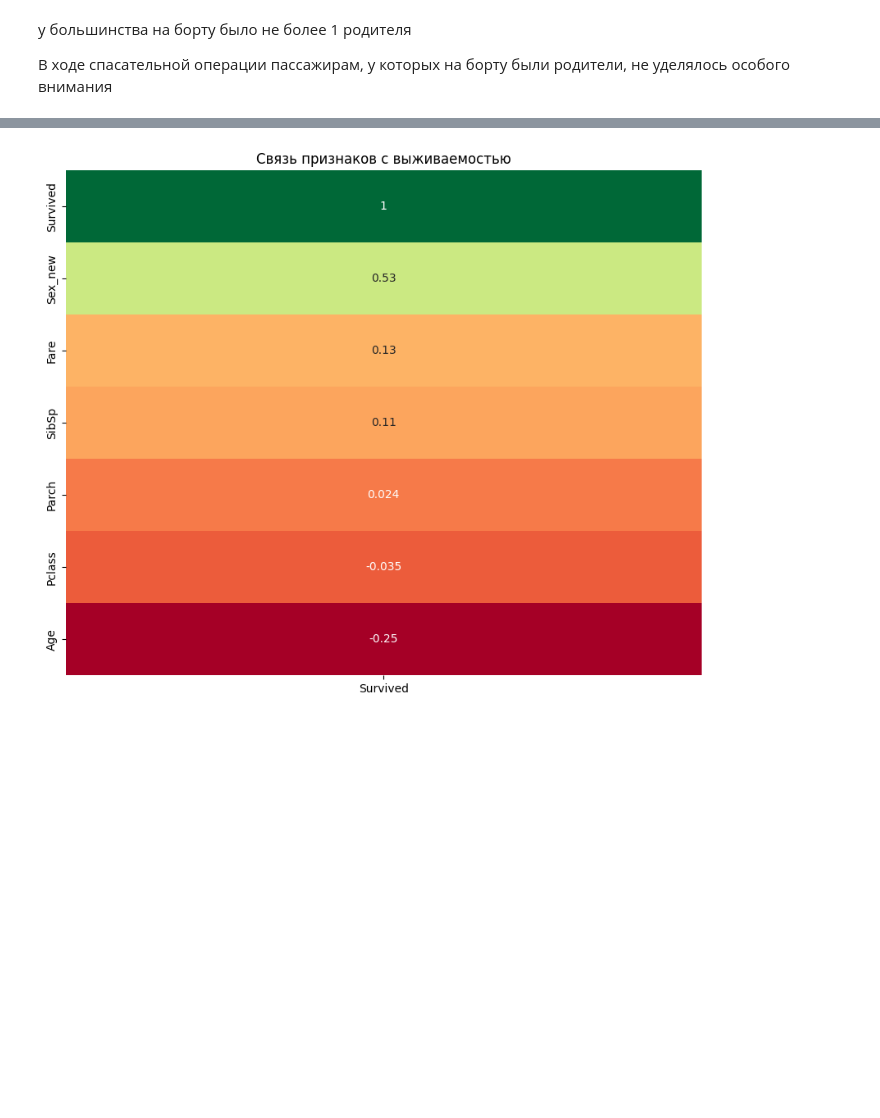
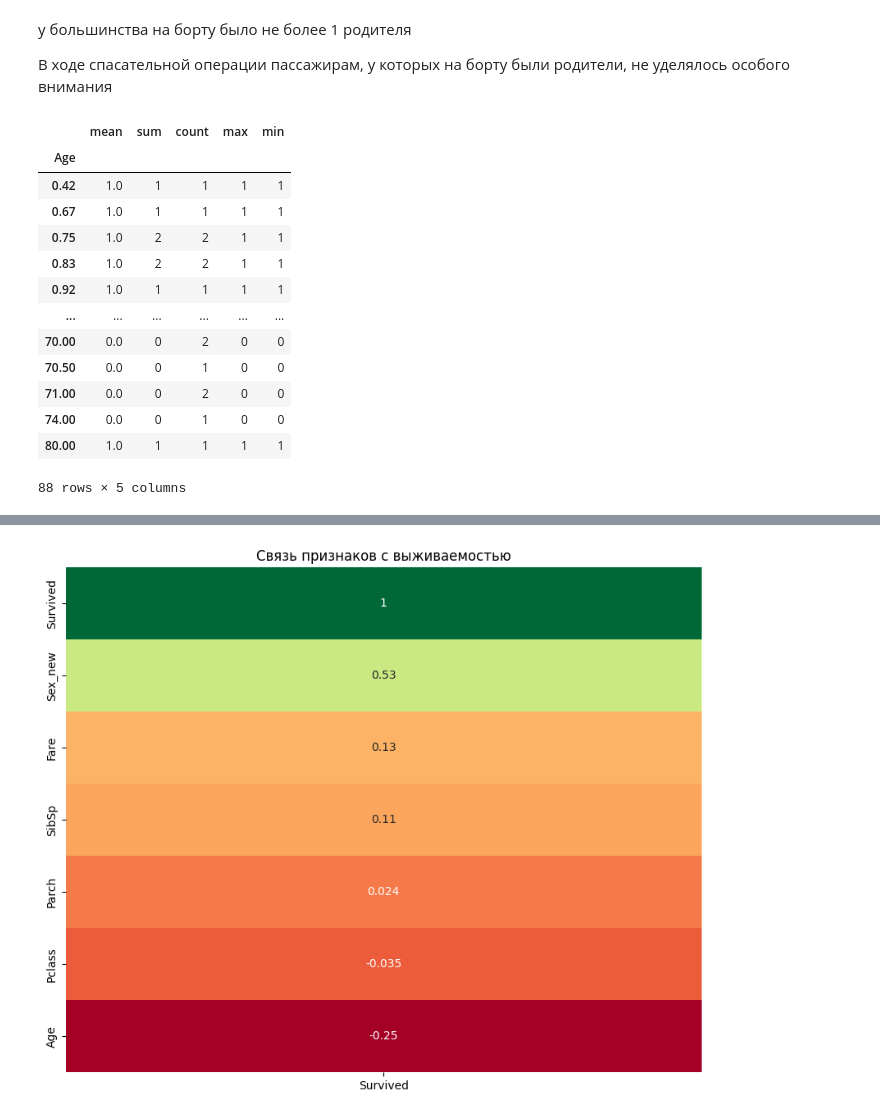
Before and after one commit to AndrewKr123/Ml, a Jupyter notebook: notebooks/titanic.ipynb, the cells around one changed output, grey strips where cells are left out. Drawn from its saved outputs; the diff is of its cells as text; code cells hidden in the pictures; blank space fills up the shorter version.

```diff
--- a/notebooks/titanic.ipynb
+++ b/notebooks/titanic.ipynb
@@ -170,3 +207,20 @@ pd.crosstab([train.Sex, train.Survived], [train.Parch, train.Pclass], margins=Tr
 у большинства на борту было не более 1 родителя
 
 В ходе спасательной операции пассажирам, у которых на борту были родители, не уделялось особого внимания
+# %%
+train.groupby('Age')['Survived'].agg(['mean', 'sum', 'count','max',])
+# %% [output]
+|  | mean | sum | count | max | min |
+| Age |  |  |  |  |  |
+| 0.42 | 1.0 | 1 | 1 | 1 | 1 |
+| 0.67 | 1.0 | 1 | 1 | 1 | 1 |
+| 0.75 | 1.0 | 2 | 2 | 1 | 1 |
+| 0.83 | 1.0 | 2 | 2 | 1 | 1 |
+| 0.92 | 1.0 | 1 | 1 | 1 | 1 |
+| ... | ... | ... | ... | ... | ... |
+| 70.00 | 0.0 | 0 | 2 | 0 | 0 |
+| 70.50 | 0.0 | 0 | 1 | 0 | 0 |
+| 71.00 | 0.0 | 0 | 2 | 0 | 0 |
+| 74.00 | 0.0 | 0 | 1 | 0 | 0 |
+| 80.00 | 1.0 | 1 | 1 | 1 | 1 |
+88 rows × 5 columns
```
Also changed, not shown: parts of 10 cells of this notebook, 14 other files.
